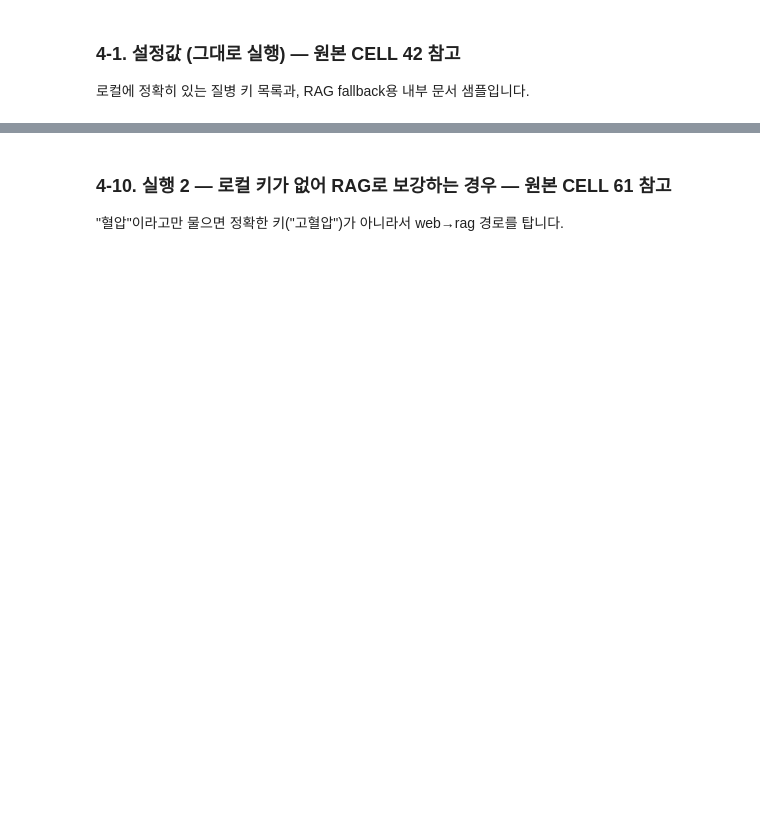
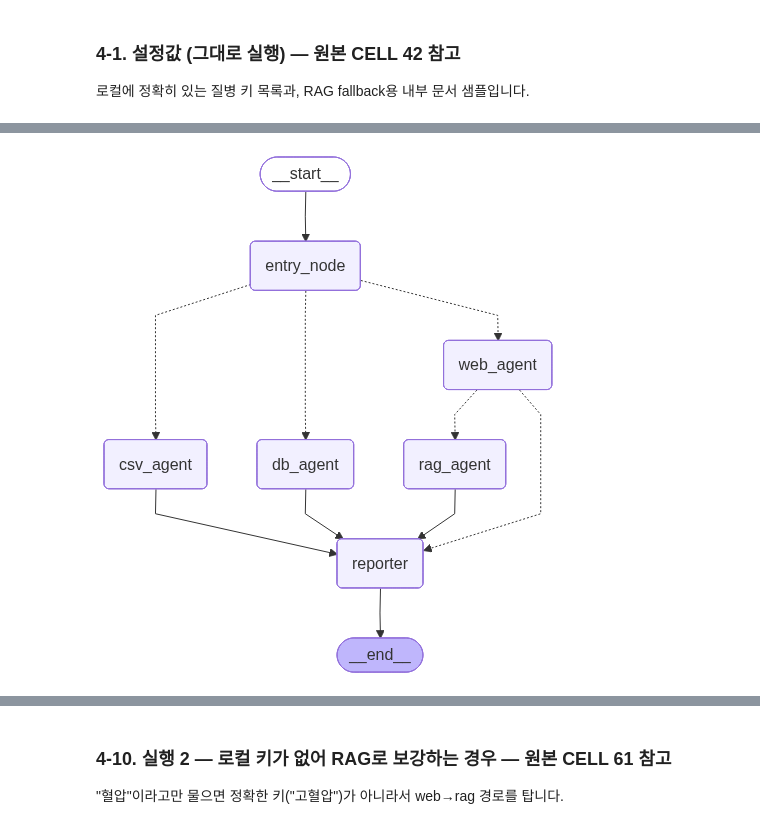
Before and after one commit to wongakim-99/ai-agent, a Jupyter notebook: 내_실습_LangGraph_Agent.ipynb, the cells around one changed output, grey strips where cells are left out. Saved outputs shown, nothing was run; the diff lists cells and outputs as text; code cells hidden in the pictures; blank space fills up the shorter version.

```diff
--- a/내_실습_LangGraph_Agent.ipynb
+++ b/내_실습_LangGraph_Agent.ipynb
@@ -626,0 +1072,27 @@ MAS 전체가 공유하는 State입니다. **여러 노드가 동시에 추가
+# %%
+# 4-6. Reporter 노드
+# 모든 경로가 마지막에 합류하는 노드. evidence 게시판에 쌓인 메모를 하나의 리포트로 묶는다.
+
+def reporter(state: AgentState):
+    """수집된 evidence를 합쳐 최종 리포트를 만든다. 해당 셀은 재현 가능한 테스트를 위해 규칙 기반으로 작성한다."""
+    evidence = state.get("evidence", [])    # 어느 경로든 여기 다 모여 있다
+    used_agents = ", ".join(state.get("used_agents", []))   # 누가 일했는가?
+
+    content = (
+        "### 통합 건강관리 리포트\n\n"
+        f"질문: {state.get('question', '')}\n\n"
+        f"사용 에이전트: {used_agents}\n\n"
+        "#### 수집 근거\n"
+        + "\n".join(f"- {item}" for item in evidence)         # 게시판 메모를 목록으로
+        + "\n\n#### 공유 포인트\n"
+        "- 정확한 로컬 키가 있으면 DB/CSV Agent가 병렬로 실행된다.\n"
+        "- 로컬 키가 없으면 Web fallback을 거친 뒤 RAG Agent가 내부 문서를 검색한다.\n"
+        "- Reporter는 여러 출처의 결과를 하나의 답변으로 정리한다."
+    )
+
+    return {
+        "messages": [AIMessage(content=content)],  # 최종 답변은 messages에 AIMessage로 담는다
+        "trace": ["reporter"],
+    }
+
+print("reporter 정의 완료")
@@ -633,2 +1227,19 @@ MAS 전체가 공유하는 State입니다. **여러 노드가 동시에 추가
+# %%
+# 4-8. 그래프 시각화 (그대로 실행)
+# 4-7 에서 조립한 graph의 배선을 실제 다이어그램 이미지로 그려서 눈으로 확인한다
+
+def show_graph(compiled_graph, *, xray: bool = False):
+    """PNG 렌더링이 되면 이미지로, 안 되면 Mermaid 텍스트로 fallback"""
+    try:
+        png = compiled_graph.get_graph(xray=xray).draw_mermaid_png()
+        display(Image(png))
+    except Exception as exc:
+        # 인터넷/렌더러가 없어 PNG 생성이 안 되면 Mermaid 코드라도 출력
+        print("PNG 렌더링 실패 : ", exc)
+        print(compiled_graph.get_graph(xray=xray).draw_mermaid())
+
+show_graph(graph)
+# %% [output]
+[figure, added]
 # %% [markdown]
 ### 4-9. 실행 1 — 로컬 데이터가 있는 경우 (DB/CSV 병렬 경로) — 원본 CELL 59 참고
```
Also changed, not shown: parts of 19 cells of this notebook.
